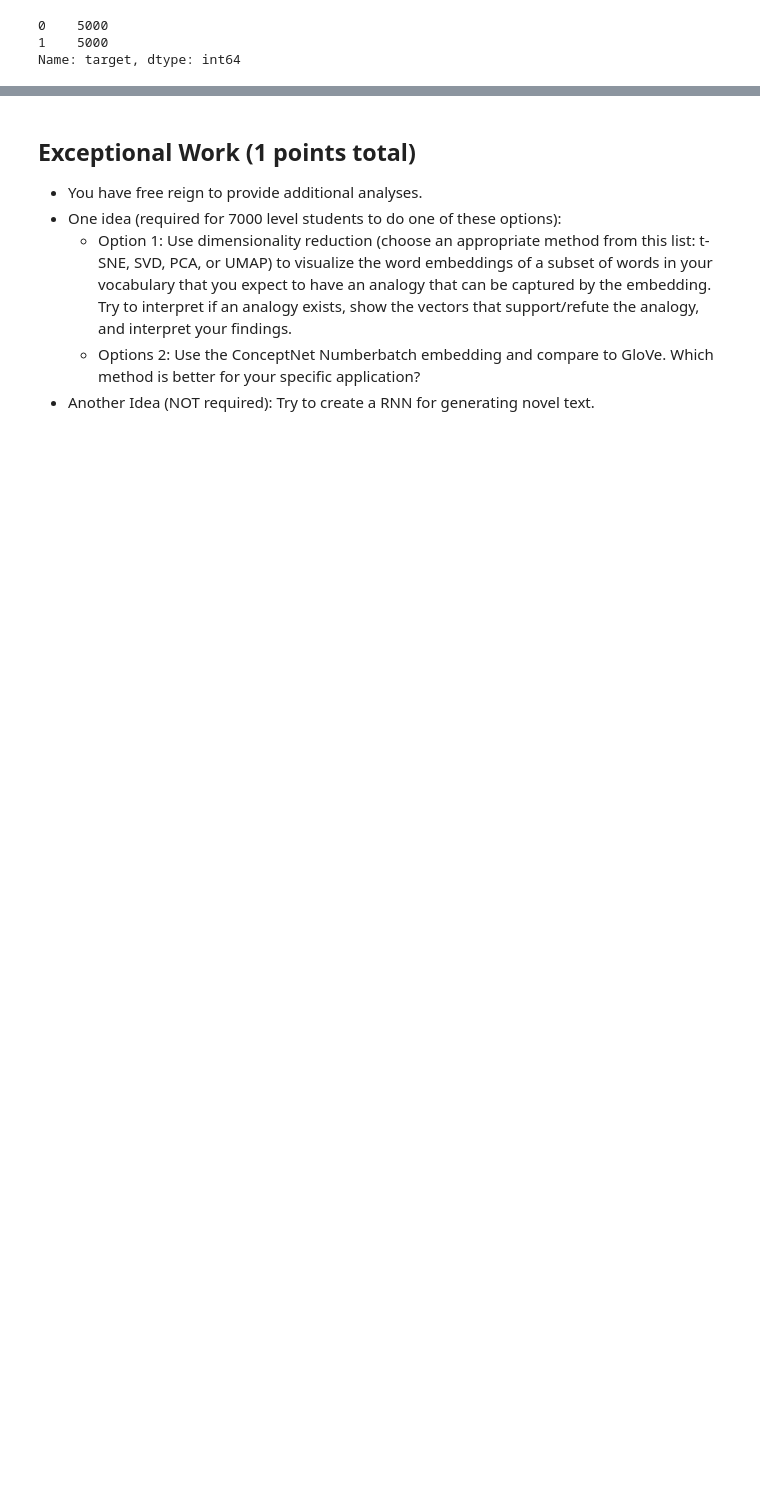
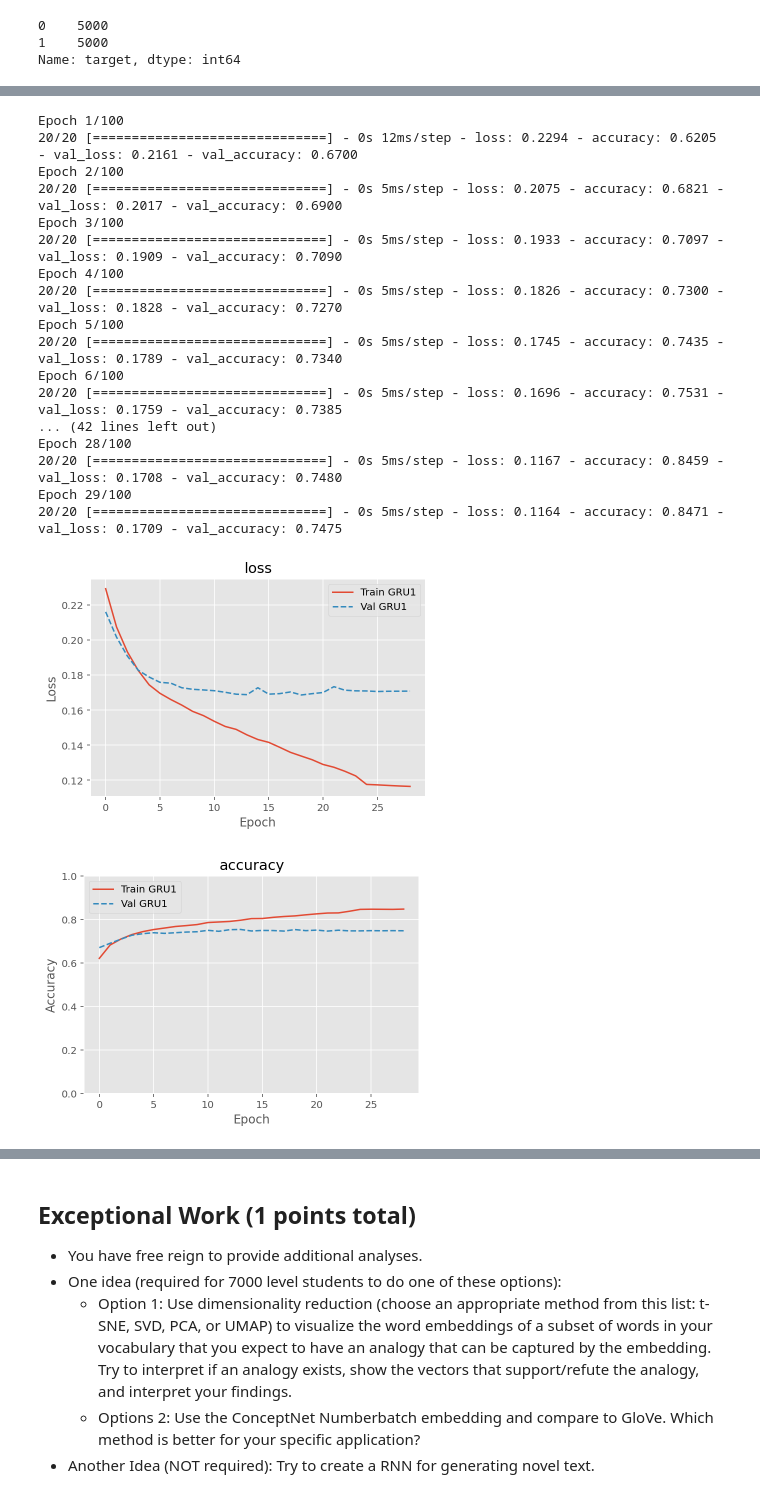
Before and after one commit to amor-tsai/MachineLearningNotebooks, a Jupyter notebook: Lab7.ipynb, the cells around one changed output, grey strips where cells are left out. Drawn from its saved outputs; the diff is of its cells as text; code cells hidden in the pictures; blank space fills up the shorter version.

```diff
--- a/Lab7.ipynb
+++ b/Lab7.ipynb
@@ -106,0 +480,9 @@ Name: target, dtype: int64
+# %%
+rnn3 = Sequential(name='GRU1')
+rnn3.add(embedding_layer)
+rnn3.add(GRU(16))
+rnn3.add(Dense(NUM_CLASSES, activation='sigmoid'))
+rnn3.compile(loss='mean_squared_error',
+              optimizer='RMSprop',
+              metrics=['accuracy'])
+rnn3.summary(line_length=90)
@@ -106,0 +504,23 @@ Name: target, dtype: int64
+# %%
+%%time
+rnn3_eval = evaluate_model(rnn3,X_train,y_train,X_test,y_test,rnn3.name,batch_size=400,verbose=1)
+# %% [output]
+Epoch 1/100
+20/20 [==============================] - 0s 12ms/step - loss: 0.2294 - accuracy: 0.6205 - val_loss: 0.2161 - val_accuracy: 0.6700
+Epoch 2/100
+20/20 [==============================] - 0s 5ms/step - loss: 0.2075 - accuracy: 0.6821 - val_loss: 0.2017 - val_accuracy: 0.6900
+Epoch 3/100
+20/20 [==============================] - 0s 5ms/step - loss: 0.1933 - accuracy: 0.7097 - val_loss: 0.1909 - val_accuracy: 0.7090
+Epoch 4/100
+20/20 [==============================] - 0s 5ms/step - loss: 0.1826 - accuracy: 0.7300 - val_loss: 0.1828 - val_accuracy: 0.7270
+Epoch 5/100
+20/20 [==============================] - 0s 5ms/step - loss: 0.1745 - accuracy: 0.7435 - val_loss: 0.1789 - val_accuracy: 0.7340
+Epoch 6/100
+20/20 [==============================] - 0s 5ms/step - loss: 0.1696 - accuracy: 0.7531 - val_loss: 0.1759 - val_accuracy: 0.7385
+... (42 lines left out)
+Epoch 28/100
+20/20 [==============================] - 0s 5ms/step - loss: 0.1167 - accuracy: 0.8459 - val_loss: 0.1708 - val_accuracy: 0.7480
+Epoch 29/100
+20/20 [==============================] - 0s 5ms/step - loss: 0.1164 - accuracy: 0.8471 - val_loss: 0.1709 - val_accuracy: 0.7475
+[figure, added]
+[figure, added]
```
Also changed, not shown: parts of 59 cells of this notebook.
